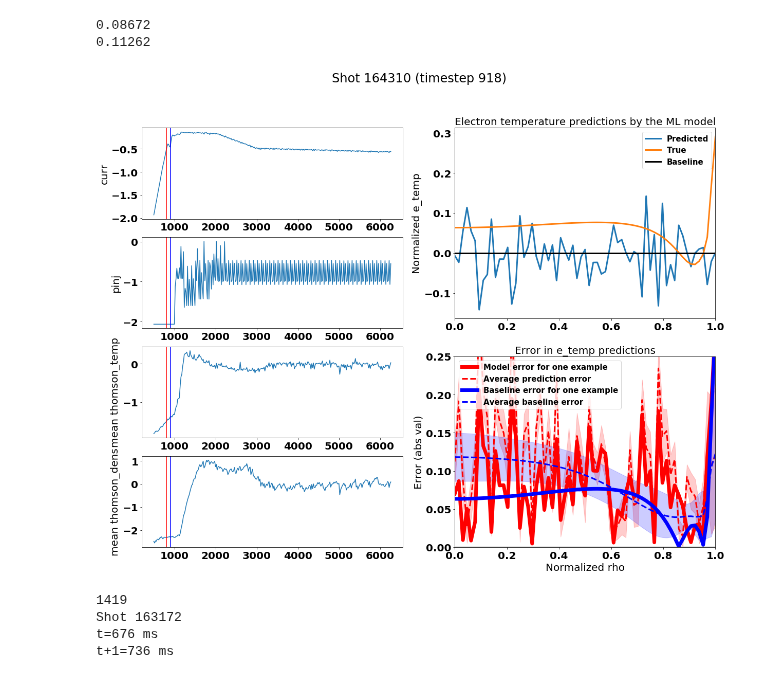
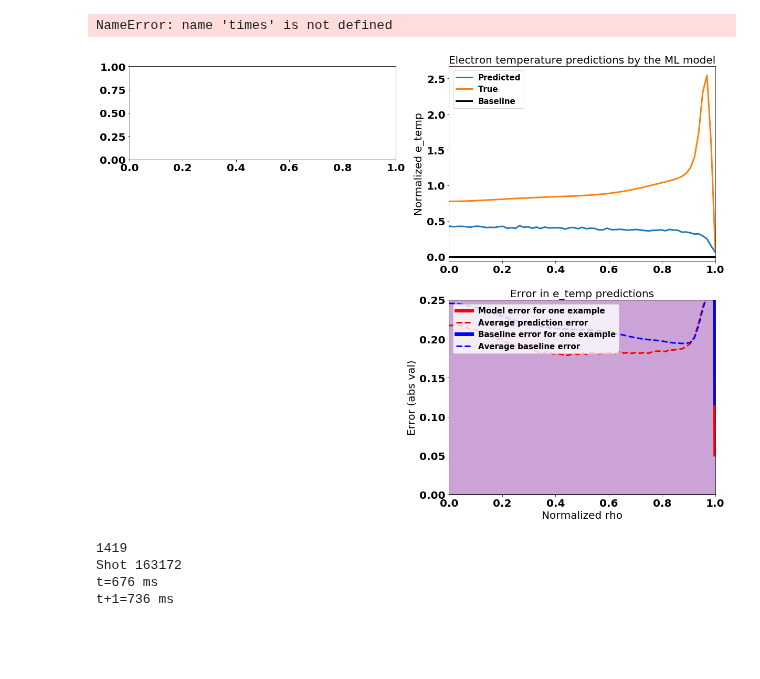
Before and after one commit to PlasmaControl/plasma-profile-predictor, a Jupyter notebook: notebooks/analyze_model-joe.ipynb, the cells around one changed output. Drawn from its saved outputs; the diff is of its cells as text; code cells hidden in the pictures; blank space fills up the shorter version.

Commit message:
further testing with separated inputs

```diff
--- a/notebooks/analyze_model-joe.ipynb
+++ b/notebooks/analyze_model-joe.ipynb
@@ -14,7 +16,7 @@ import yaml
 #root_dir='/global/cscratch1/sd/abbatej/autoruns/no_smoothing/numlayers_0_densact_linear_denssize_20'
 root_dir='/global/homes/a/abbatej/plasma-profile-predictor/'
 #root_dir='/global/cscratch1/sd/abbatej/autoruns/delay_with_0d_lookahead_2/ncomponents_None_delay_3_prelayers_2_size_20_rnnsize_20_'
-input_dir='/global/cscratch1/sd/abbatej/data'
+input_dir='/global/cscratch1/sd/abbatej/data_50ms'
 model_filename='model.h5'
 #model_filename='gru_cnn_renormed_40.h5'
 
@@ -23,7 +25,7 @@ def load_config(config_file):
         config = yaml.load(f)
     return config
 
-config=load_config(os.path.join('/global/homes/a/abbatej/plasma-profile-predictor/configs','lstm_cnn_merge_joe.yaml'))['data']
+config=load_config(os.path.join('/global/homes/a/abbatej/plasma-profile-predictor/configs','trend_plus_actuators.yaml'))
 # %%
 # RUN ONLY IF YOU NEED TO UPDATE THE DATA, TIMES, ETC
 # helper_functions.preprocess_data(dirname=config['input_dir_name'],
@@ -55,8 +43,8 @@ data saved to /global/homes/a/abbatej/
 rho_points=np.linspace(0,1,65)
 # %%
 #sig_names = ['Target current (A)', 'Injected power (kW)', 'Injected torque (Nm)']#, 'Gas A']
-sig_keys_0d = config['sigs_0d']
-sig_keys_1d = config['sigs_1d']
+sig_keys_0d = config['data_and_model']['sigs_0d']
+sig_keys_1d = config['data_and_model']['sigs_1d']
 #sig_keys = ['curr_target', 'pinj', 'tinj'] #['curr_target', 'pinj', 'tinj']
 # %%
 # matplotlib setup
@@ -156,12 +130,6 @@ baseline_mae=abs(output_data[rampup_timesteps,:])
 # %%
 avg_baseline_mae=np.mean(baseline_mae, axis=0)
 std_baseline_mae=np.std(baseline_mae, axis=0)
-# %%
-print('{0:.5f}'.format(np.mean(avg_baseline_mae)))
-print('{0:.5f}'.format(np.mean(avg_val_mae)))
-# %% [output]
-0.08672
-0.11262
 # %%
 # The following must have already been run:
 # shot_indices_dictionary = helper_functions.load_obj(input_dir+'shot_indices')
@@ -170,10 +138,10 @@ print('{0:.5f}'.format(np.mean(avg_val_mae)))
 # train_shot_inds = shot_indices_dictionary['train_shot_indices']
 # val_shot_inds = shot_indices_dictionary['val_shot_indices']
 
-def plot_timestep(timestep, train=False, normalized=True,
+def plot_timestep(index, train=False, normalized=True,
                   sig_to_perturb=None):
 
-    delay = config['delay']
+    delay = config['data_and_model']['delay']
     titlesize=20
     othersize=20
     legendsize=15
@@ -183,29 +151,25 @@ def plot_timestep(timestep, train=False, normalized=True,
     if(train):
         data=train_data
         target=train_target
-        shot_nums=train_shots
-        shot_inds=train_shot_inds
+        shot_nums=train_shot
         true_times=train_time
     else:
         data=val_data
         target=val_target
-        shot_nums=val_shots
-        shot_inds=val_shot_inds
+        shot_nums=val_shot
         true_times=val_time
 
-    index = np.searchsorted(shot_inds, timestep, side='right')-1
-    times=list(range(shot_inds[index],shot_inds[index+1]))
+    shot_num=shot_nums[index]
+    all_indices=np.where([shot_nums[index]==shot for shot in shot_nums])[0]
 
-    shot_num=shot_nums[index]
-
-    input_data=np.array(data)[timestep:timestep+1]
+    input_data=[elem[index:index+1] for elem in data]
     #input_data[:,:,:3]=0
 
     pred=np.ndarray.flatten(loaded_model.predict(input_data))
 
-    true=target[timestep]
+    true=target[index]
     # note that timestep 0 will now throw an error
-    prev=target[timestep-1] #data[timestep][-1][num_sigs:]
+    prev=target[index-1] #data[timestep][-1][num_sigs:]
 
     if normalized:
         pred_real=pred
@@ -216,8 +180,8 @@ def plot_timestep(timestep, train=False, normalized=True,
         true_real = np.multiply(true,stds['temp'])+means['temp']
         prev_real = (np.multiply(prev,stds['thomson_temp'])+means['thomson_temp'])/1000.
 
-    sigs=data[timestep][-1][:len(sig_keys_0d)] #pinj, tinj, curr
-    sigs_all_times=np.array(data)[times,-delay-1,:].T
+    sigs=data[0][index][-1]
+    sigs_all_times=np.array(data[0])[all_indices,-delay-1,:].T
 
     fig = plt.figure()
 
@@ -299,10 +263,10 @@ def plot_timestep(timestep, train=False, normalized=True,
         ax=fig.add_subplot(which_plot) #axes[i+1]
         #ax.plot(times,sigs_all_times[i])
         if normalized:
-            ax.plot(true_times[times],sigs_all_times[i])
+            ax.plot(true_times[index],sigs_all_times[i])
             if sig_to_perturb is not None:
                 if (i==sig_index):
-                    ax.plot(true_times[timestep-config['lookback']:timestep+config['delay']+1],
+                    ax.plot(true_times[index-config['lookback']:timestep+config['delay']+1],
                         input_data_perturbed[0,:,i],
                         linewidth=10)
         else:
@@ -342,19 +306,19 @@ font={'size': 20, 'weight': 'heavy'}
 plt.rc('font', **font)
 # %%
 import random
-random.randint(0,len(val_data))
-timestep=np.random.choice(val_shot_inds[:-1])+np.random.randint(10)
+timestep=random.randint(0,len(val_data))
 
 #random.randint(0,len(train_data))
 #timestep=np.random.choice(train_shot_inds)+np.random.randint(10)
 
 #i+=2
 #timestep=val_shot_inds[val_shots.index(163174)]+i
 #timestep=val_shot_inds[42]+20
 timestep=918
 plot_timestep(timestep, train=False, normalized=True, sig_to_perturb=None)
 # %% [output]
+NameError: name 'times' is not defined
-[figure, old version]
+[figure, new version]
 # %%
 def plot_timestep_creative(timestep, train=False, normalized=True,
                   perturbations=[], sig_to_perturb='pinj'):
```
Also changed, not shown: parts of 11 cells of this notebook, 11 other files.
